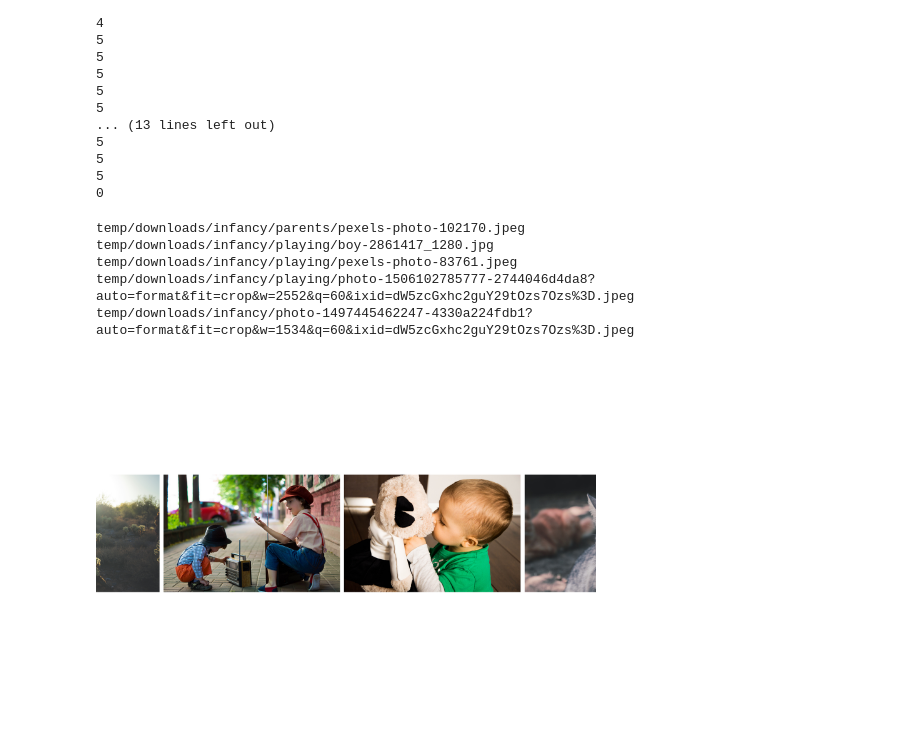
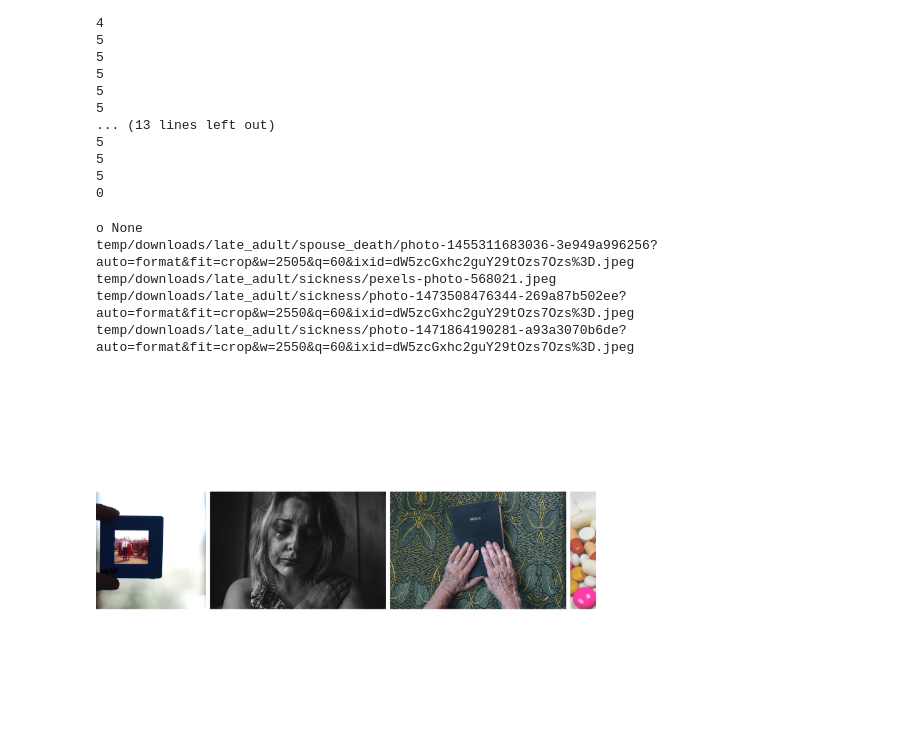
Before and after one commit to bryanlohjy/coming-of-age-book, a Jupyter notebook: scratchpad.ipynb, the cells around one changed output. Drawn from its saved outputs; the diff is of its cells as text; code cells hidden in the pictures.

```diff
--- a/scratchpad.ipynb
+++ b/scratchpad.ipynb
@@ -157,9 +157,10 @@ class Page:
         self.init_elements(elements)
     def init_elements(self, elements):
         new_elements = []
+        global overflowing_element
         if len(elements) > 0:
             vertical_margin = self.h/3
-            global overflowing_element
+            h_margin = 20
             for i in range(len(elements)):
                 url = elements[i]
                 if self.page_number == 0: # if birth page, render image in middle
@@ -199,7 +200,12 @@ class Page:
                     new_elements.append(new_element)
                     if right > self.w: # if overflowing, store it
                         overflowing_element = copy.deepcopy(new_element)
-
+        elif self.page_number == len(z.events)-1:
+                if overflowing_element:
+                    repeat_el = overflowing_element
+                    repeat_el.x = repeat_el.x - self.w
+                    new_elements.append(repeat_el)
+                    overflowing_element = None
         self.elements = new_elements
 
     def draw(self, output_directory='one.png'):
@@ -208,39 +214,40 @@ class Page:
             for i in self.elements:
                 i.draw(page=doc)
         doc.save(output_directory, 'PNG')
+print('o', overflowing_element)
 # Create book, page by page =================================
 book = []
 page_w = 2480
 page_h = 1748
 
 # Create cover
 cover = Page(w=page_w, h=page_h, page_number='C', position='R', bg_color="black")
 book.append(cover)
 # Create inside cover
 inside_cover = Page(w=page_w, h=page_h, page_number='IC', position='L')
 book.append(inside_cover)
 # Collage pages
 for e in z.events:
     position = 'R' if e.index % 2 == 0 else 'L'
     elements = e.images.copy()
     collage_page = Page(w=page_w, h=page_h, page_number=e.index, position=position, elements=elements)
     book.append(collage_page)
 # Create inside back cover
 back_inside_cover = Page(w=page_w, h=page_h, page_number='BIC', position='R')
 book.append(back_inside_cover)
 # Create back cover
 back_cover = Page(w=page_w, h=page_h, page_number='BC', position='L', bg_color="black")
 book.append(back_cover)
 
-book[4].draw()
-for e in book[4].elements:
+book[-4].draw()
+for e in book[-4].elements:
     print(e.url)
 
 PyImage(filename='one.png', width=500)
 # %% [output]
-temp/downloads/infancy/parents/pexels-photo-102170.jpeg
-temp/downloads/infancy/playing/boy-2861417_1280.jpg
-temp/downloads/infancy/playing/pexels-photo-83761.jpeg
-temp/downloads/infancy/playing/photo-1506102785777-2744046d4da8?auto=format&fit=crop&w=2552&q=60&ixid=dW5zcGxhc2guY29tOzs7Ozs%3D.jpeg
-temp/downloads/infancy/photo-1497445462247-4330a224fdb1?auto=format&fit=crop&w=1534&q=60&ixid=dW5zcGxhc2guY29tOzs7Ozs%3D.jpeg
+o None
+temp/downloads/late_adult/spouse_death/photo-1455311683036-3e949a996256?auto=format&fit=crop&w=2505&q=60&ixid=dW5zcGxhc2guY29tOzs7Ozs%3D.jpeg
+temp/downloads/late_adult/sickness/pexels-photo-568021.jpeg
+temp/downloads/late_adult/sickness/photo-1473508476344-269a87b502ee?auto=format&fit=crop&w=2550&q=60&ixid=dW5zcGxhc2guY29tOzs7Ozs%3D.jpeg
+temp/downloads/late_adult/sickness/photo-1471864190281-a93a3070b6de?auto=format&fit=crop&w=2550&q=60&ixid=dW5zcGxhc2guY29tOzs7Ozs%3D.jpeg
-[figure, old version]
+[figure, new version]
```
Also changed, not shown: parts of 2 cells of this notebook, 2 other files.
